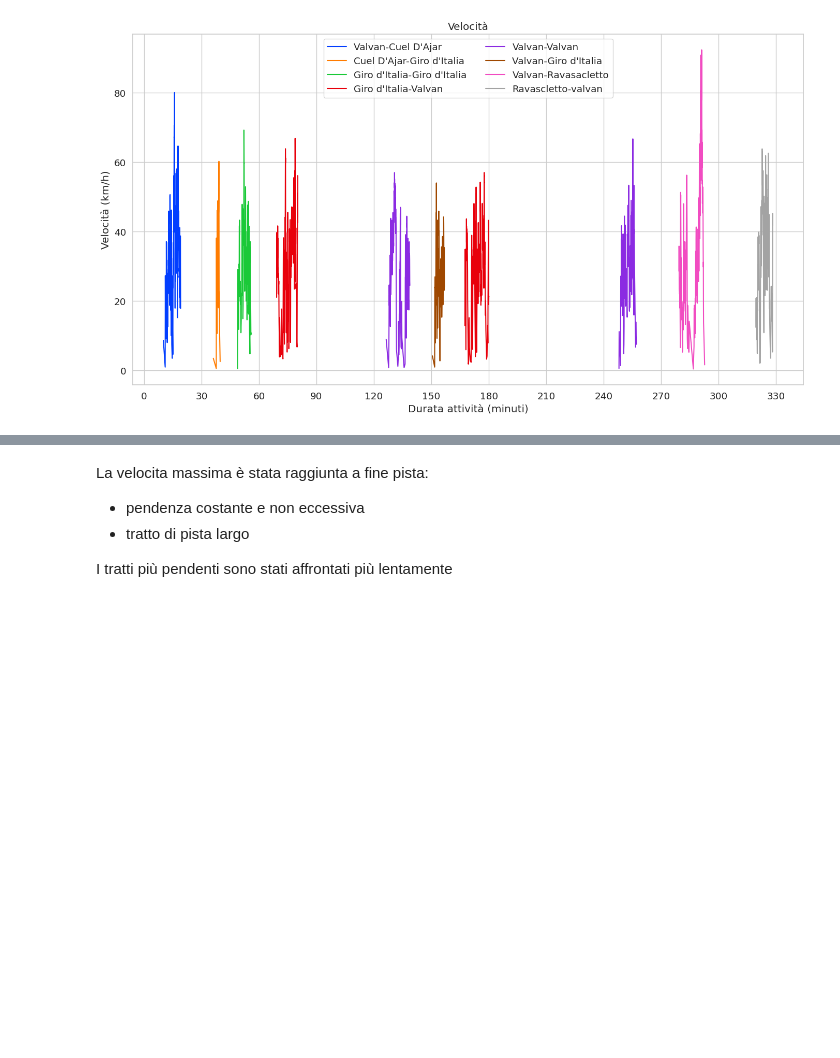
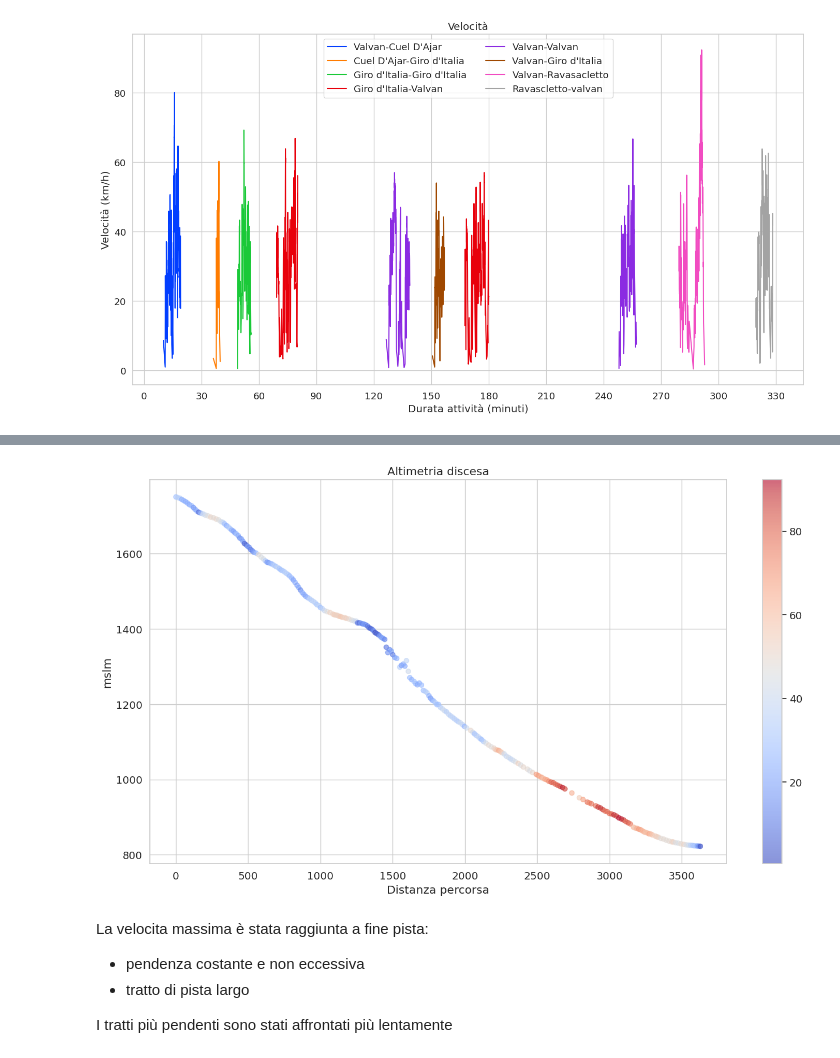
Before and after one commit to thomasmassarutto/DataSlopes, a Jupyter notebook: DataSlopes.ipynb, the cells around one changed output, grey strips where cells are left out. Saved outputs shown, nothing was run; the diff lists cells and outputs as text; code cells hidden in the pictures; blank space fills up the shorter version.

```diff
--- a/DataSlopes.ipynb
+++ b/DataSlopes.ipynb
@@ -785,7 +774,7 @@ timeend_discesa_9 = df_discese.iloc[8]['unixtime_end']
 gdf1_discesa_9 = gdf_discese[(gdf_discese['unixtime'] >= timestart_discesa_9) &
                       (gdf_discese['unixtime'] <= timeend_discesa_9)].reset_index(drop=True)
 
-gdf1_discesa_9['distanza_percorsa']= gdf1_discesa_9['distanza_percorsa'] -  gdf1_discesa_9.iloc[0]['distanza_percorsa']
+gdf1_discesa_9['distanza_percorsa_da_inizio']= gdf1_discesa_9['distanza_percorsa_da_inizio'] -  gdf1_discesa_9.iloc[0]['distanza_percorsa_da_inizio']
 gdf1_discesa_9['time_from_start']= gdf1_discesa_9['time_from_start'] -  gdf1_discesa_9.iloc[0]['time_from_start']
 
-#gdf1_discesa_9.head()
+#gdf1_discesa_9.to_csv('miao.csv')
@@ -828,26 +817,28 @@ plt.show()
 # %%
 f, ax = plt.subplots(1, 1, figsize=safe_image_size)
 
 ax.set_title("Altimetria discesa")
 
 sc = ax.scatter(
-    gdf1_discesa_9["distanza_percorsa"],
-    gdf1_discesa_9["altitudine"],
+    x=gdf1_discesa_9["distanza_percorsa_da_inizio"],
+    y=gdf1_discesa_9["altitudine"],
     c=gdf1_discesa_9["velocita_kmh"],
     cmap=cmap,
     alpha=0.6
 )
 
 ax.set_ylabel("mslm")
 ax.set_xlabel("Distanza percorsa")
 
 plt.colorbar(
     mappable=sc,
     ax=ax
     )
 
 plt.tight_layout()
 plt.show()
+# %% [output]
+[figure, added]
 # %% [markdown]
 La velocita massima è stata raggiunta a fine pista:
 - pendenza costante e non eccessiva
```
Also changed, not shown: parts of 16 cells of this notebook, 1 other file.
